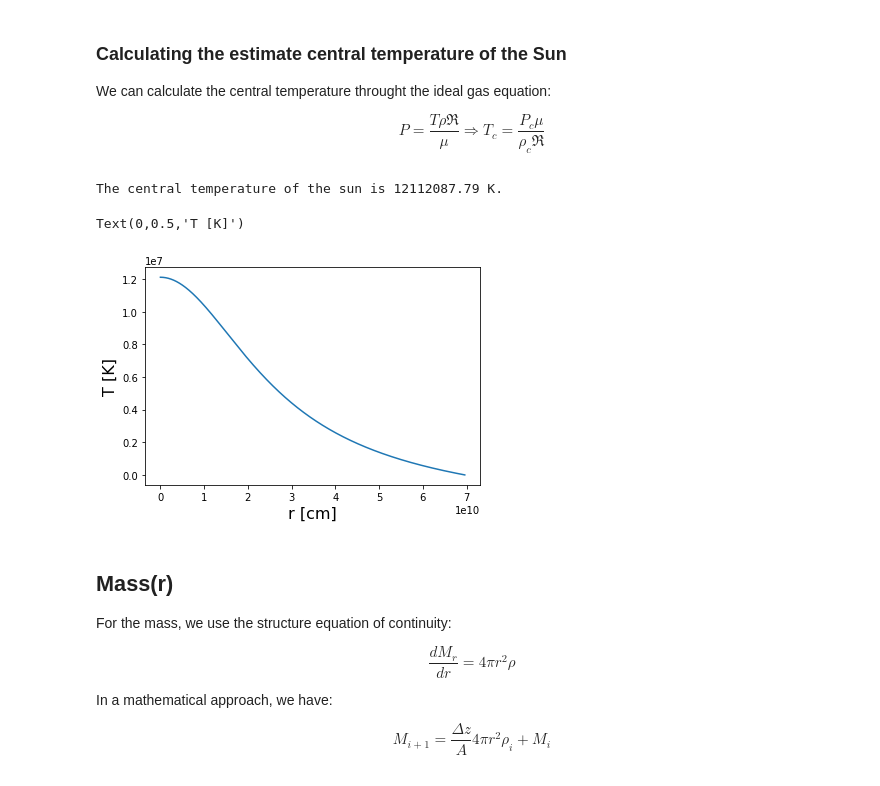
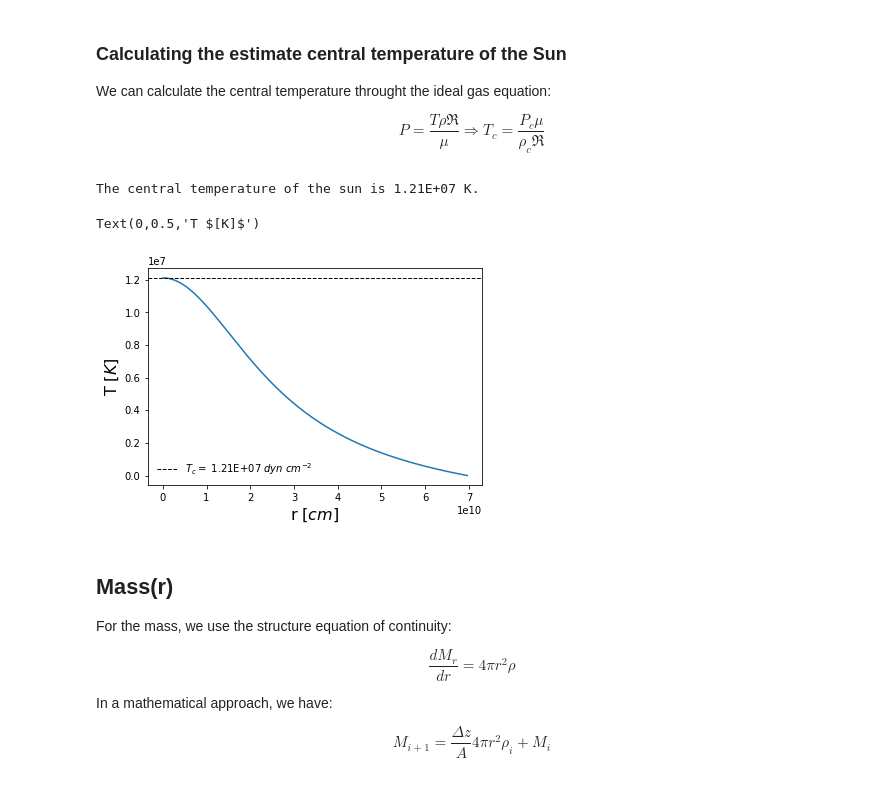
Before and after one commit to angelsmreyes/ISYA_2018_PolytropicModel, a Jupyter notebook: Polytropes.ipynb, the cells around one changed output. Cells and saved outputs as stored; diff of their text form; code cells hidden in the pictures.

```diff
--- a/Polytropes.ipynb
+++ b/Polytropes.ipynb
@@ -176,19 +182,21 @@ P = \frac{T\rho\Re}{\mu} \Rightarrow T_c = \frac{P_c\mu}{\rho_c\Re}
 # %%
 #Using the ideal gas equation
 Tc = Mi*P_c/(R*rho_c)
-print('The central temperature of the sun is %.2f K.' %Tc)
+print('The central temperature of the sun is %.2E K.' %Tc)
 # %% [output]
-The central temperature of the sun is 12112087.79 K.
+The central temperature of the sun is 1.21E+07 K.
 # %%
 ##The temperature for each radius
 T_r = [(P_c/rho_c)*(Mi/R)*w for w in W]
 # %%
 plt.plot(r[1:],T_r[1:])
-plt.xlabel('r [cm]',fontsize=16)
-plt.ylabel('T [K]',fontsize=16)
+plt.axhline(y= Tc, color = 'k', lw = 1, linestyle = 'dashed', label = r'$T_c = $ %.2E $dyn$ $cm^{-2}$' %Tc )
+plt.legend(frameon = False)
+plt.xlabel(r'r $[cm]$',fontsize=16)
+plt.ylabel(r'T $[K]$',fontsize=16)
 # %% [output]
-Text(0,0.5,'T [K]')
+Text(0,0.5,'T $[K]$')
-[figure, old version]
+[figure, new version]
 # %% [markdown]
 ## Mass(r)
 
```
Also changed, not shown: parts of 10 cells of this notebook.
